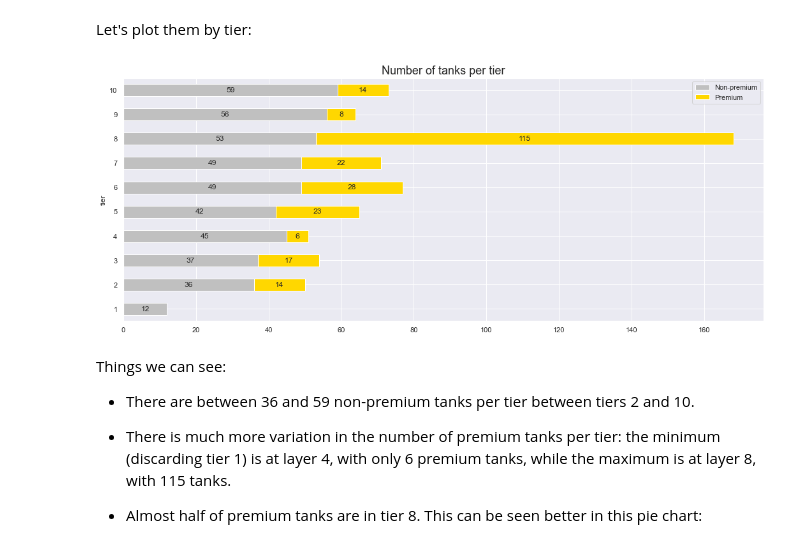
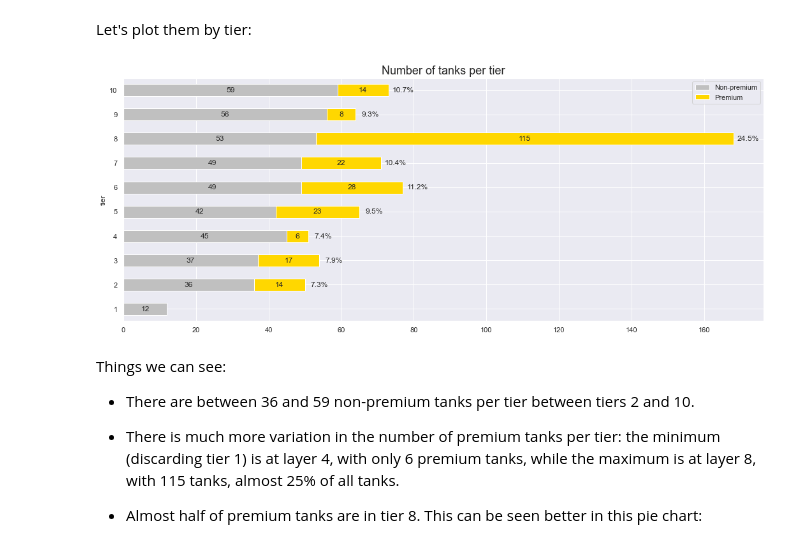
Before and after one commit to GuilleHoardings/wot_tank_data, a Jupyter notebook: 1 General analysis.ipynb, the cells around one changed output. Saved outputs shown, nothing was run; the diff lists cells and outputs as text; code cells hidden in the pictures.

```diff
--- a/1 General analysis.ipynb
+++ b/1 General analysis.ipynb
@@ -40,6 +41,7 @@ import seaborn as sns
 import matplotlib as mpl
 import matplotlib.pyplot as plt
 from IPython.display import HTML
+from matplotlib import cm
 
 sns.set(rc={
     'figure.figsize':(18,7),
@@ -48,8 +50,8 @@ sns.set(rc={
 
 df = pd.read_csv("wot_data.csv", sep=";")
 
-# Clean up so that tanks are ordered by nation, class and type
-classes = ["heavy", "medium", "light", "destroyer", "arty"]
+# Clean up so that tanks are ordered by nation, tier and class
+classes = ["Heavy", "Medium", "Light", "Destroyer", "Arty"]
 df = df.replace(
     ["heavyTank", "mediumTank", "lightTank", "AT-SPG", "SPG"],
     classes
@@ -166,31 +183,38 @@ There are 438 premium tanks and 247 non-premium tanks.
 # %% [markdown]
 Let's plot them by tier:
 # %%
-premimum_by_tier = premium.groupby(["tier", "is_premium"]).sum().unstack().fillna(0).droplevel(0, axis=1)
-ax = premimum_by_tier.plot.barh(stacked=True, color=['silver', 'gold'], title="Number of tanks per tier")
+premium_by_tier = premium.groupby(["tier", "is_premium"]).sum().unstack().fillna(0).droplevel(0, axis=1)
+
+ax = premium_by_tier.plot.barh(stacked=True, color=['silver', 'gold'], title="Number of tanks per tier")
 for rect in ax.patches:
     height = rect.get_height()
     width = rect.get_width()
     x = rect.get_x()
     y = rect.get_y()
 
     label_text = f'{int(width)}'
 
     label_x = x + width / 2
     label_y = y + height / 2
 
     # only plot labels greater than given width
     if width > 0:
         ax.text(label_x, label_y, label_text, ha='center', va='center', fontsize=12)
+
+    if x > 0: # Put the total percentage only over premium tanks
+        label_perc_x = x + width + 4
+        total_perc = (x + width) * 100 / num_tanks
+        ax.text(label_perc_x, label_y, f"{total_perc:.1f}%", ha='center', va='center', fontsize=12)
+
 _ = ax.legend(['Non-premium', 'Premium'])
 # %% [output]
-[figure, old version]
+[figure, new version]
 # %% [markdown]
 Things we can see:
 
 - There are between 36 and 59 non-premium tanks per tier between tiers 2 and 10.
 
-- There is much more variation in the number of premium tanks per tier: the minimum (discarding tier 1) is at layer 4, with only 6 premium tanks, while the maximum is at layer 8, with 115 tanks.
+- There is much more variation in the number of premium tanks per tier: the minimum (discarding tier 1) is at layer 4, with only 6 premium tanks, while the maximum is at layer 8, with 115 tanks, almost 25% of all tanks.
 
 - Almost half of premium tanks are in tier 8. This can be seen better in this pie chart:
 # %%
```
Also changed, not shown: parts of 20 cells of this notebook, 1 other file.
